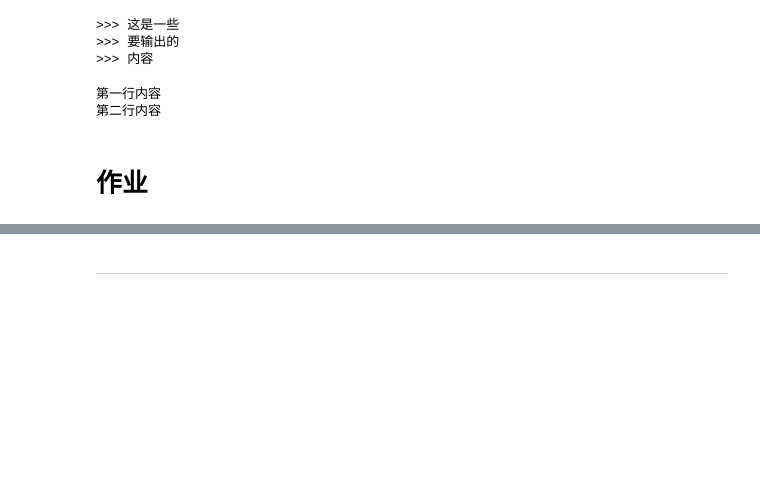
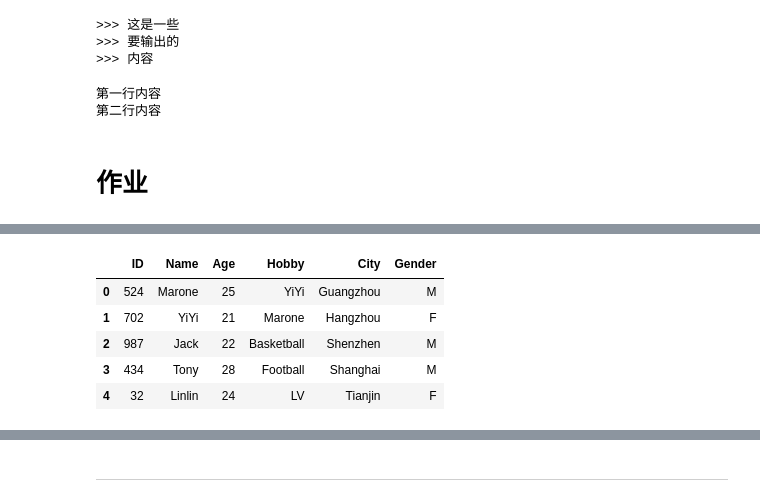
Before and after one commit to chunyi-11/PythonCourse, a Jupyter notebook: Class_5.ipynb, the cells around one changed output, grey strips where cells are left out. Saved outputs shown, nothing was run; the diff lists cells and outputs as text; code cells hidden in the pictures; blank space fills up the shorter version.

```diff
--- a/Class_5.ipynb
+++ b/Class_5.ipynb
@@ -1774,3 +1774,7 @@ print(textwrap.dedent(text))
 # 作业
 # %%
 # Q1: 读取data_Class_5.xls文件的students表格，这个没讲，自己查一下怎么解决。
+sheet_name = "students"
+df_xls = pd.read_excel("data_Class_5.xls", sheet_name=sheet_name)
+df_xls = df_xls.drop_duplicates()
+print(df_xls)
@@ -1777,4 +1793,12 @@ print(textwrap.dedent(text))
 # %%
 # Q2: 展示表格的前5行数据
+df_xls.head()
+# %% [output]
+|  | ID | Name | Age | Hobby | City | Gender |
+| 0 | 524 | Marone | 25 | YiYi | Guangzhou | M |
+| 1 | 702 | YiYi | 21 | Marone | Hangzhou | F |
+| 2 | 987 | Jack | 22 | Basketball | Shenzhen | M |
+| 3 | 434 | Tony | 28 | Football | Shanghai | M |
+| 4 | 32 | Linlin | 24 | LV | Tianjin | F |
 # %%
 # Q3: 把ID改成Student_ID，并把它设置为索引
```
Also changed, not shown: parts of 21 cells of this notebook.
